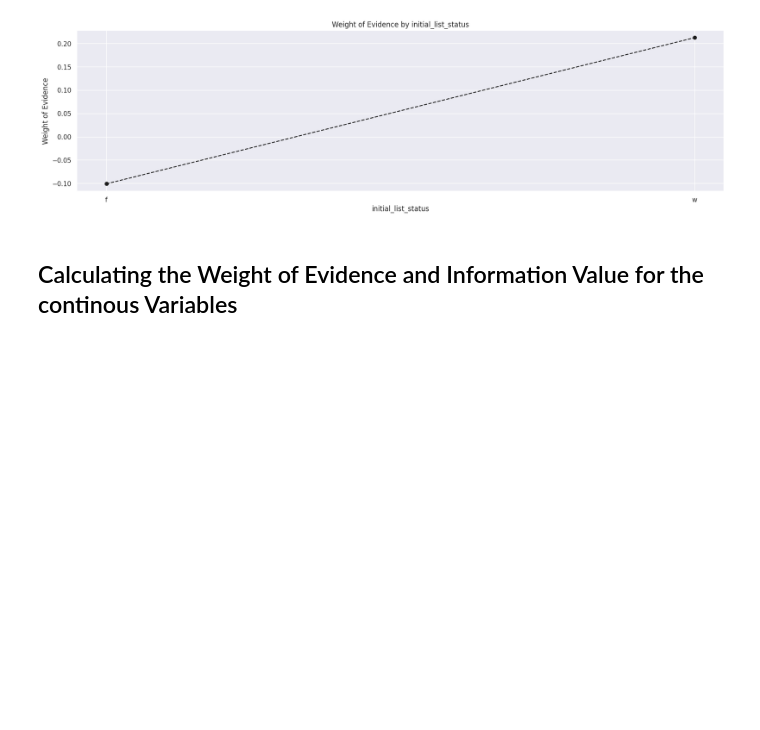
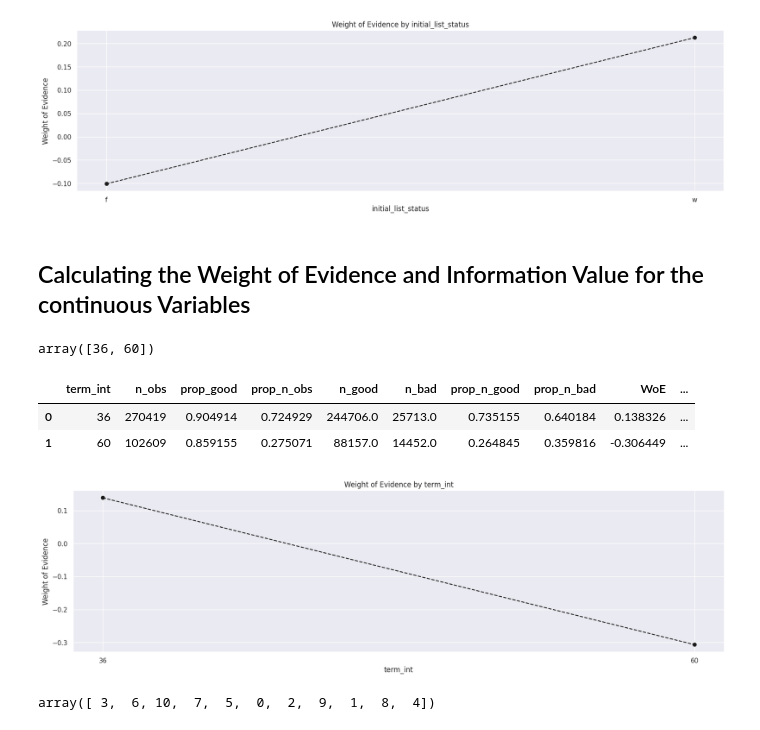
Before and after one commit to andre-cav/Credit-Risk-with-Python, a Jupyter notebook: Credit_Risk_ModellingData.ipynb, the cells around one changed output. Cells and saved outputs as stored; diff of their text form; code cells hidden in the pictures; blank space fills up the shorter version.

```diff
--- a/Credit_Risk_ModellingData.ipynb
+++ b/Credit_Risk_ModellingData.ipynb
@@ -890,10 +890,10 @@ plot_by_woe(df_temp)
 # %% [output]
 [figure]
 # %% [markdown]
-## Calculating the Weight of Evidence and Information Value for the continous Variables
+## Calculating the Weight of Evidence and Information Value for the continuous Variables
 # %%
-def woe_continous(df, continous_variable_name, good_bad_variable_df):
-    df = pd.concat([df[continous_variable_name], good_bad_variable_df], axis = 1)
+def woe_continuous(df, continuous_variable_name, good_bad_variable_df):
+    df = pd.concat([df[continuous_variable_name], good_bad_variable_df], axis = 1)
     df = pd.concat([df.groupby(df.columns.values[0], as_index = False)[df.columns.values[1]].count(),
                 df.groupby(df.columns.values[0], as_index = False)[df.columns.values[1]].mean()], axis = 1)
     df = df.iloc[:, [0, 1, 3]]
@@ -911,3 +911,18 @@ def woe_continous(df, continous_variable_name, good_bad_variable_df):
     df['IV'] = (df['prop_n_good'] - df['prop_n_bad']) * df['WoE']
     df['IV'] = df['IV'].sum()
     return df
+# %%
+df_inputs['term_int'].unique()
+# %% [output]
+array([36, 60])
+# %%
+df_temp = woe_continuous(df_inputs, 'term_int', df_targets)
+df_temp
+# %% [output]
+|  | term_int | n_obs | prop_good | prop_n_obs | n_good | n_bad | prop_n_good | prop_n_bad | WoE | ... |
+| 0 | 36 | 270419 | 0.904914 | 0.724929 | 244706.0 | 25713.0 | 0.735155 | 0.640184 | 0.138326 | ... |
+| 1 | 60 | 102609 | 0.859155 | 0.275071 | 88157.0 | 14452.0 | 0.264845 | 0.359816 | -0.306449 | ... |
+# %%
+plot_by_woe(df_temp)
+# %% [output]
+[figure, added]
@@ -913,0 +932,4 @@ def woe_continous(df, continous_variable_name, good_bad_variable_df):
+# %%
+df_inputs['emp_length_int'].unique()
+# %% [output]
+array([ 3,  6, 10,  7,  5,  0,  2,  9,  1,  8,  4])
```
Also changed, not shown: parts of 17 cells of this notebook.
